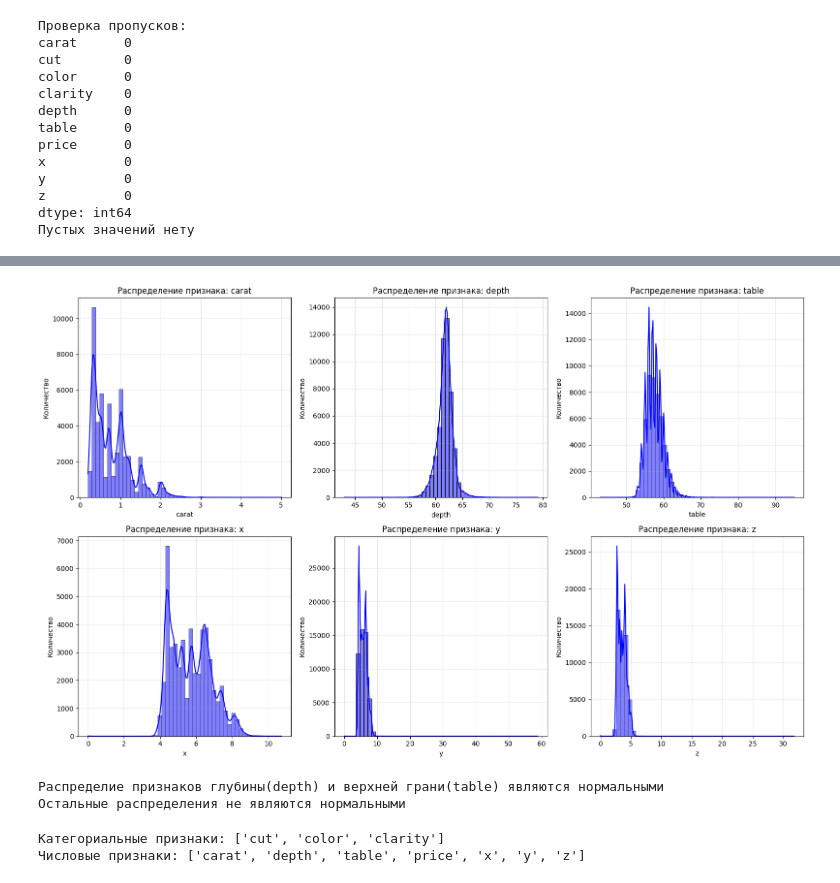
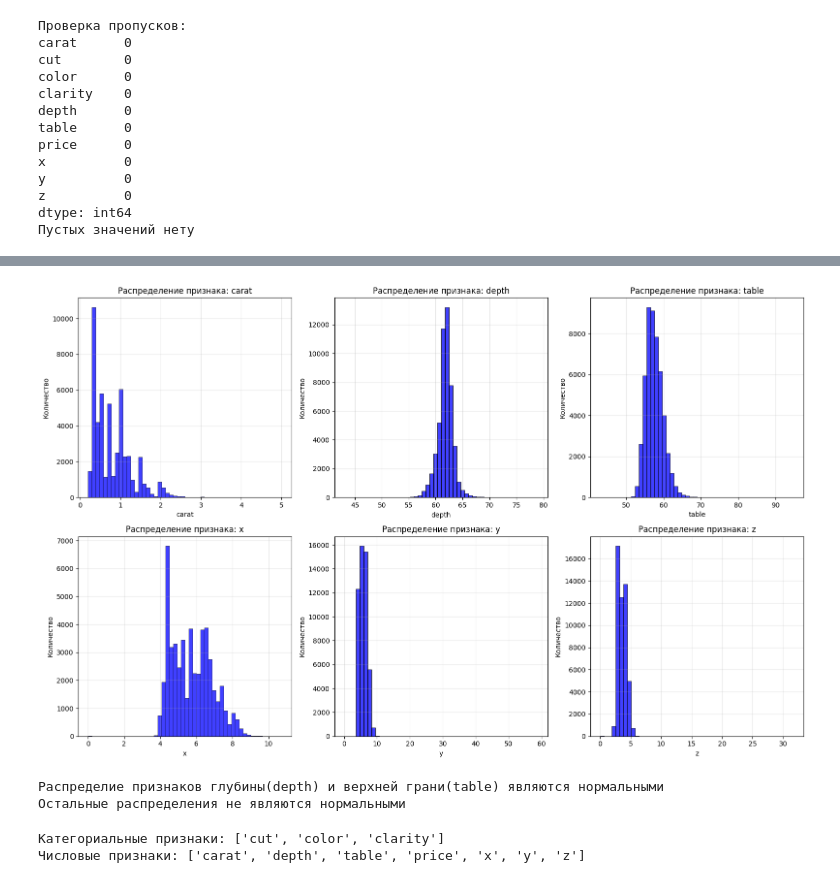
Before and after one commit to AccuRion1/mashinelearn, a Jupyter notebook: Labaa1.ipynb, the cells around one changed output, grey strips where cells are left out. Drawn from its saved outputs; the diff is of its cells as text; code cells hidden in the pictures.

```diff
--- a/Labaa1.ipynb
+++ b/Labaa1.ipynb
@@ -99,21 +99,21 @@ print("По графу видно, что в датасете преоблада
 # %%
 #Визуализация числовых признаков
 numeric_features = ['carat', 'depth', 'table', 'x', 'y', 'z']
 
 plt.figure(figsize=(16,10))
 for i, col in enumerate(numeric_features, 1):
     plt.subplot(2, 3, i)
-    sns.histplot(df[col], bins=50, kde=True, color='blue')
+    sns.histplot(df[col], bins=50, kde=False, color='blue')
     plt.title(f"Распределение признака: {col}")
     plt.xlabel(col)
     plt.ylabel("Количество")
     plt.grid(alpha=0.3)
 plt.tight_layout()
 plt.show()
 print("Распределие признаков глубины(depth) и верхней грани(table) являются нормальными")
 print("Остальные распределения не являются нормальными")
 # %% [output]
-[figure, old version]
+[figure, new version]
 Распределие признаков глубины(depth) и верхней грани(table) являются нормальными
 Остальные распределения не являются нормальными
 # %%
```
Also changed, not shown: parts of 2 cells of this notebook.
